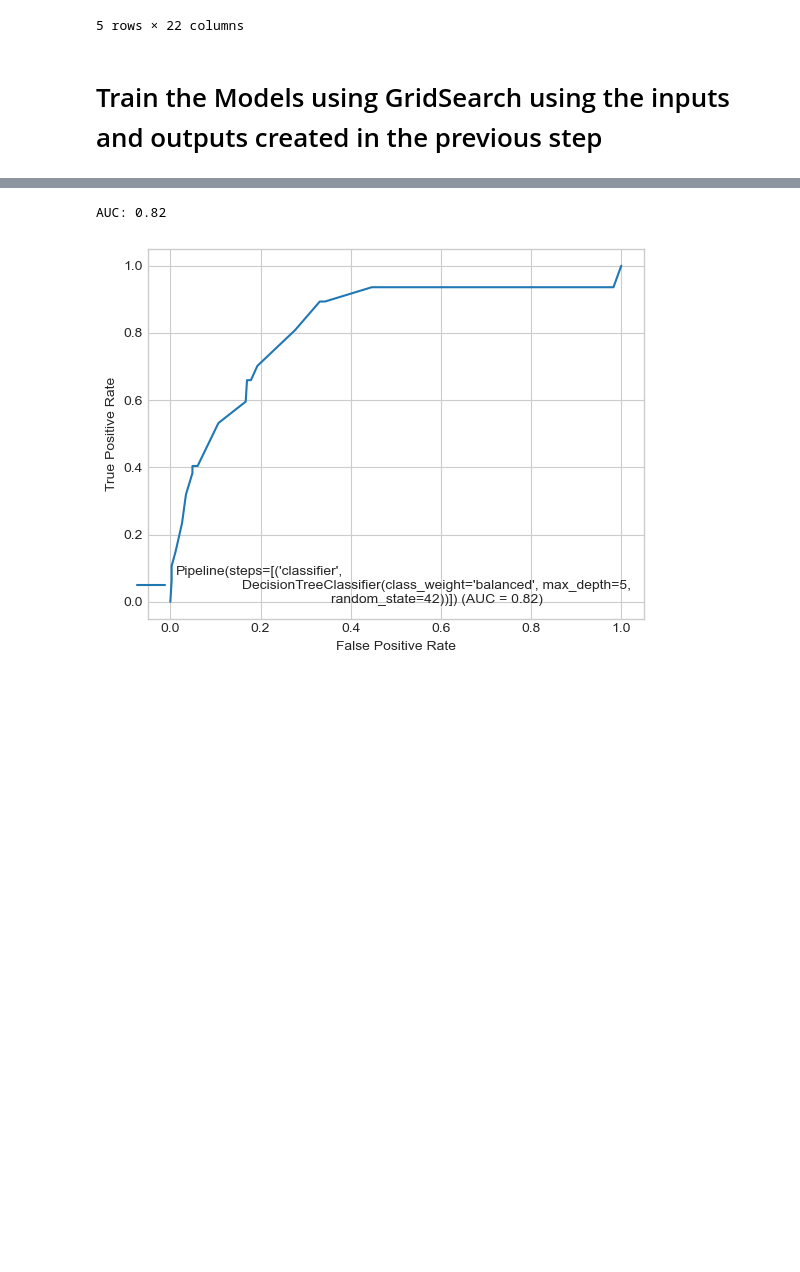
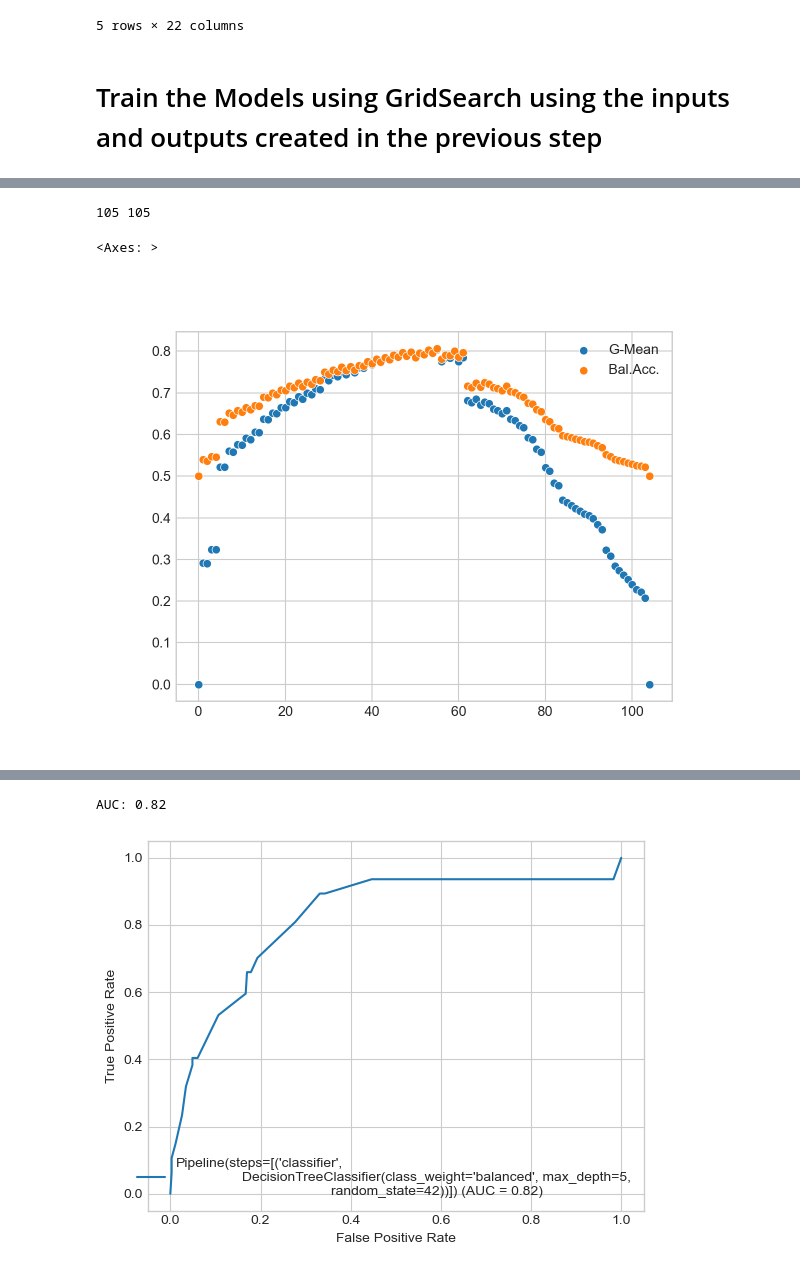
Before and after one commit to fabianopapaiz/als_prognosis_using_ensemble_imbalance, a Jupyter notebook: 05_Train_Validate_Models/05.10.1 - Single-Model Scenario - Train Models using Grid Search.ipynb, the cells around one changed output, grey strips where cells are left out. Cells and saved outputs as stored; diff of their text form; code cells hidden in the pictures; blank space fills up the shorter version.

```diff
--- a/05_Train_Validate_Models/05.10.1 - Single-Model Scenario - Train Models using Grid Search.ipynb
+++ b/05_Train_Validate_Models/05.10.1 - Single-Model Scenario - Train Models using Grid Search.ipynb
@@ -180,0 +557,10 @@ array(["class_weight='balanced',max_depth=5,n_estimators=50,random_state=42"],
+# %%
+
+print(len(gmeans), len(bal_accs))
+
+sns.scatterplot(gmeans, label='G-Mean')
+sns.scatterplot(bal_accs, label='Bal.Acc.')
+# %% [output]
+105 105
+<Axes: >
+[figure, added]
```
Also changed, not shown: parts of 10 cells of this notebook, 2 other files.
